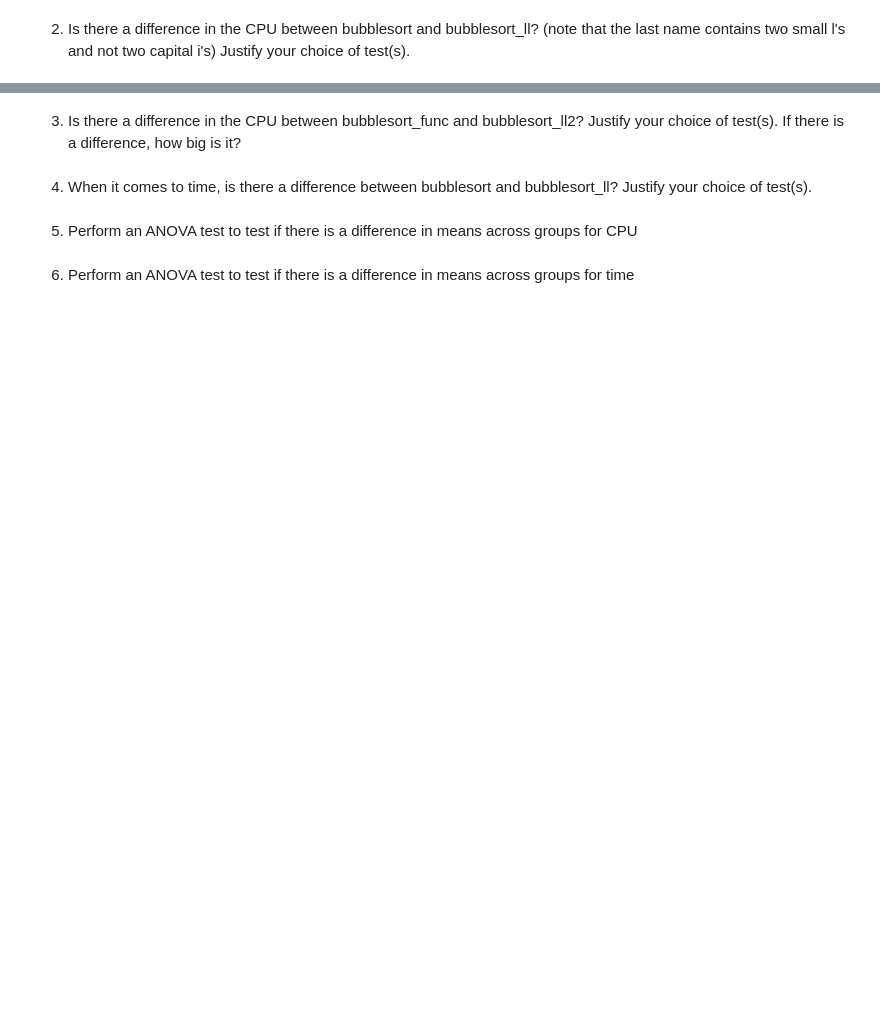
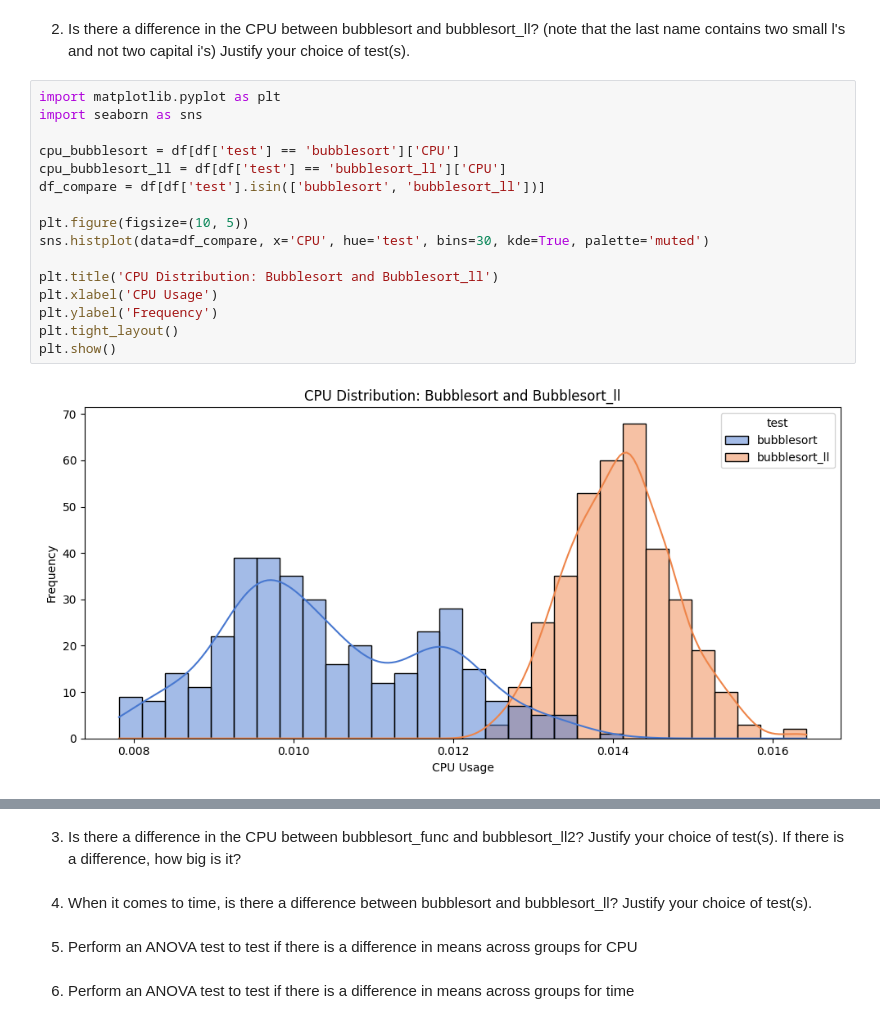
Before and after one commit to Sebastianrix/Data-Things, a Jupyter notebook: 3) Statistics/Exercises in statistics.ipynb, the cells around one changed output, grey strips where cells are left out. Saved outputs shown, nothing was run; the diff lists cells and outputs as text; blank space fills up the shorter version.

```diff
--- a/3) Statistics/Exercises in statistics.ipynb
+++ b/3) Statistics/Exercises in statistics.ipynb
@@ -100,2 +158,20 @@ Unique test types:
 # %% [markdown]
 2. Is there a difference in the CPU between bubblesort and bubblesort_ll? (note that the last name contains two small l's and not two capital i's) Justify your choice of test(s).
+# %%
+import matplotlib.pyplot as plt
+import seaborn as sns
+
+cpu_bubblesort = df[df['test'] == 'bubblesort']['CPU']
+cpu_bubblesort_ll = df[df['test'] == 'bubblesort_ll']['CPU']
+df_compare = df[df['test'].isin(['bubblesort', 'bubblesort_ll'])]
+
+plt.figure(figsize=(10, 5))
+sns.histplot(data=df_compare, x='CPU', hue='test', bins=30, kde=True, palette='muted')
+
+plt.title('CPU Distribution: Bubblesort and Bubblesort_ll')
+plt.xlabel('CPU Usage')
+plt.ylabel('Frequency')
+plt.tight_layout()
+plt.show()
+# %% [output]
+[figure, added]
```
Also changed, not shown: parts of 7 cells of this notebook.
